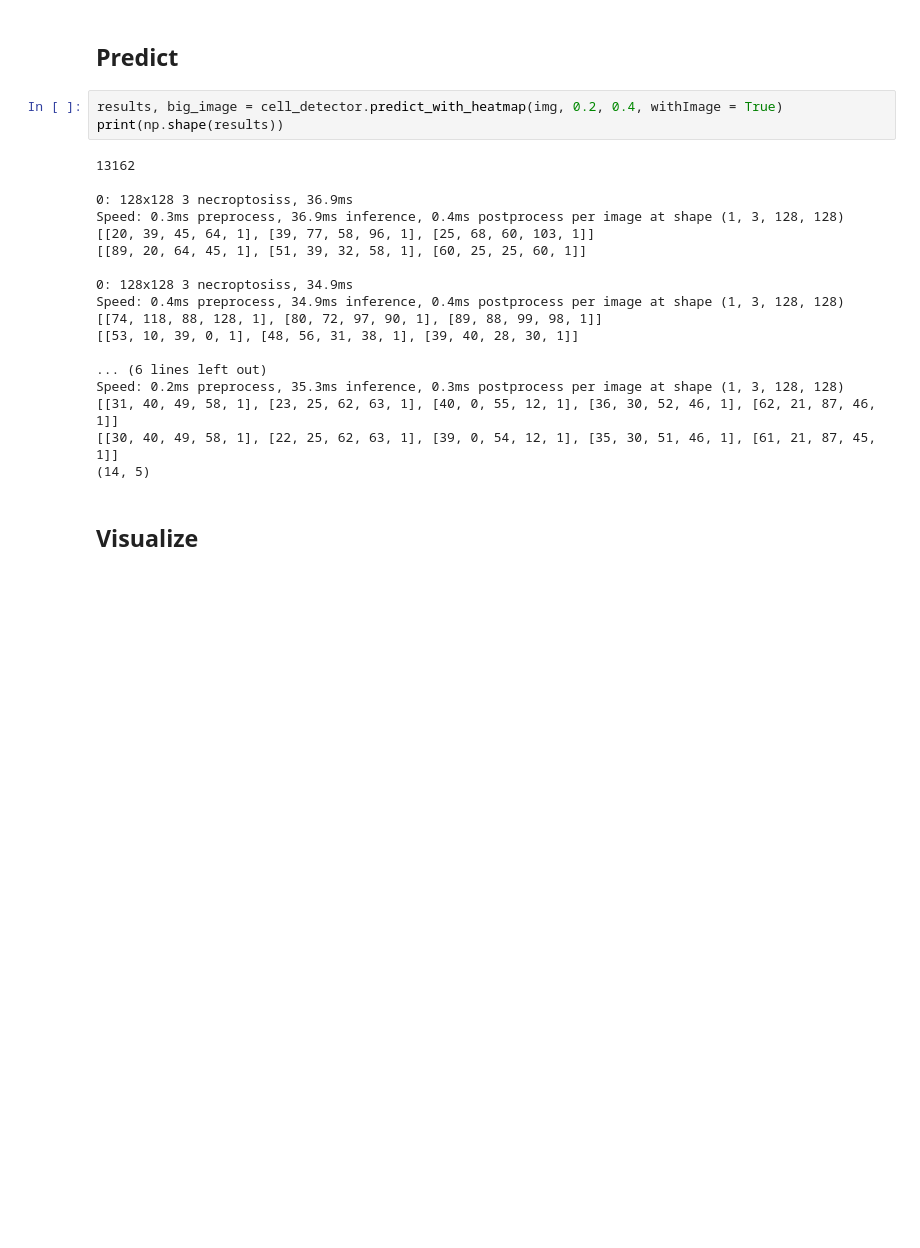
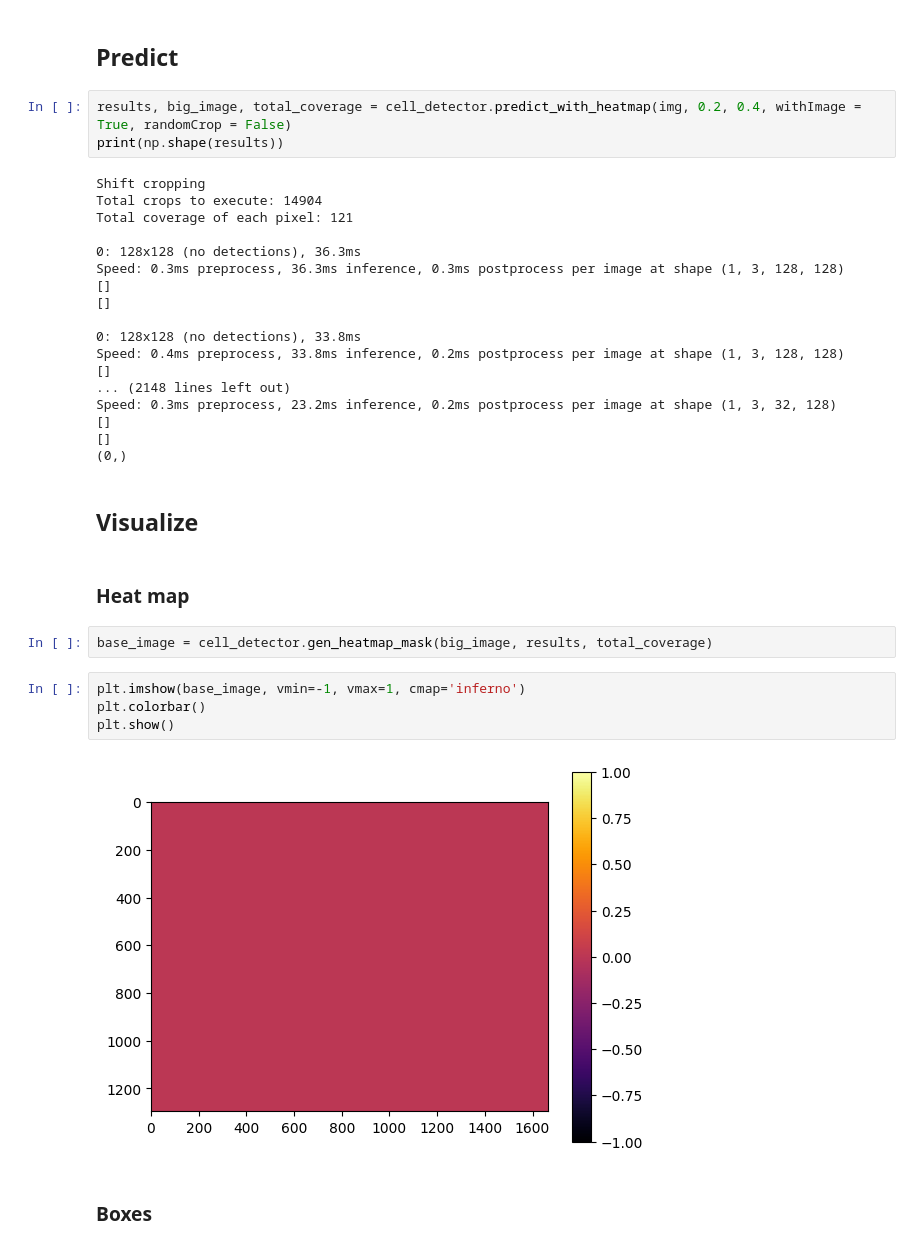
Before and after one commit to LSUHSC-CAIPP-Core-B/CellDetection, a Jupyter notebook: yolo/yolo_inference_heatmap.ipynb, the cells around one changed output. Drawn from its saved outputs; the diff is of its cells as text; blank space fills up the shorter version.

Commit message:
heatmap update

```diff
--- a/yolo/yolo_inference_heatmap.ipynb
+++ b/yolo/yolo_inference_heatmap.ipynb
@@ -45,27 +45,39 @@ img_green = cv2.addWeighted(img_green, 8.7, np.zeros(img_green.shape, img_green.
 # %% [markdown]
 ## Predict
 # %%
-results, big_image = cell_detector.predict_with_heatmap(img, 0.2, 0.4, withImage = True)
+results, big_image, total_coverage = cell_detector.predict_with_heatmap(img, 0.2, 0.4, withImage = True, randomCrop = False)
 print(np.shape(results))
 # %% [output]
-13162
+Shift cropping
+Total crops to execute: 14904
+Total coverage of each pixel: 121
 
-0: 128x128 3 necroptosiss, 36.9ms
-Speed: 0.3ms preprocess, 36.9ms inference, 0.4ms postprocess per image at shape (1, 3, 128, 128)
-[[20, 39, 45, 64, 1], [39, 77, 58, 96, 1], [25, 68, 60, 103, 1]]
-[[89, 20, 64, 45, 1], [51, 39, 32, 58, 1], [60, 25, 25, 60, 1]]
+0: 128x128 (no detections), 36.3ms
+Speed: 0.3ms preprocess, 36.3ms inference, 0.3ms postprocess per image at shape (1, 3, 128, 128)
+[]
+[]
 
-0: 128x128 3 necroptosiss, 34.9ms
-Speed: 0.4ms preprocess, 34.9ms inference, 0.4ms postprocess per image at shape (1, 3, 128, 128)
-[[74, 118, 88, 128, 1], [80, 72, 97, 90, 1], [89, 88, 99, 98, 1]]
-[[53, 10, 39, 0, 1], [48, 56, 31, 38, 1], [39, 40, 28, 30, 1]]
-
-... (6 lines left out)
-Speed: 0.2ms preprocess, 35.3ms inference, 0.3ms postprocess per image at shape (1, 3, 128, 128)
-[[31, 40, 49, 58, 1], [23, 25, 62, 63, 1], [40, 0, 55, 12, 1], [36, 30, 52, 46, 1], [62, 21, 87, 46, 1]]
-[[30, 40, 49, 58, 1], [22, 25, 62, 63, 1], [39, 0, 54, 12, 1], [35, 30, 51, 46, 1], [61, 21, 87, 45, 1]]
-(14, 5)
+0: 128x128 (no detections), 33.8ms
+Speed: 0.4ms preprocess, 33.8ms inference, 0.2ms postprocess per image at shape (1, 3, 128, 128)
+[]
+... (2148 lines left out)
+Speed: 0.3ms preprocess, 23.2ms inference, 0.2ms postprocess per image at shape (1, 3, 32, 128)
+[]
+[]
+(0,)
 # %% [markdown]
 ## Visualize
+# %% [markdown]
+### Heat map
+# %%
+base_image = cell_detector.gen_heatmap_mask(big_image, results, total_coverage)
+# %%
+plt.imshow(base_image, vmin=-1, vmax=1, cmap='inferno')
+plt.colorbar()
+plt.show()
+# %% [output]
+[figure, added]
+# %% [markdown]
+### Boxes
 # %%
 IF_GREEN = True
```
Also changed, not shown: parts of 2 cells of this notebook, 2 other files.
